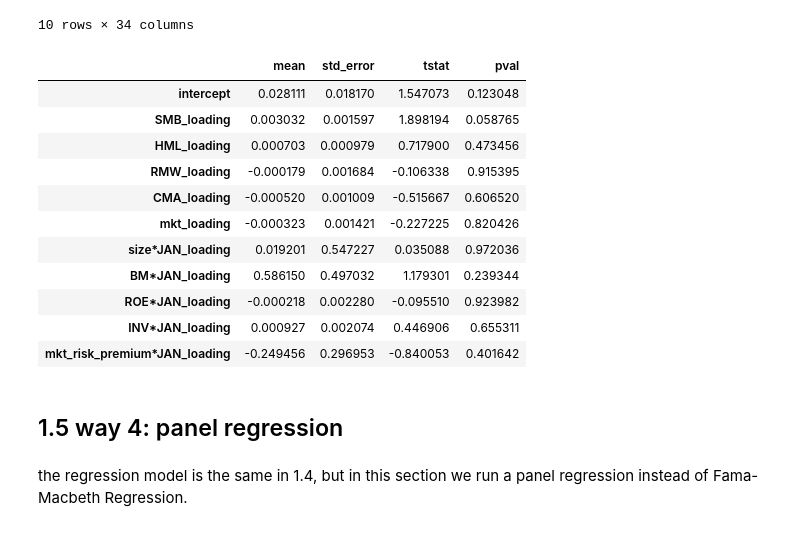
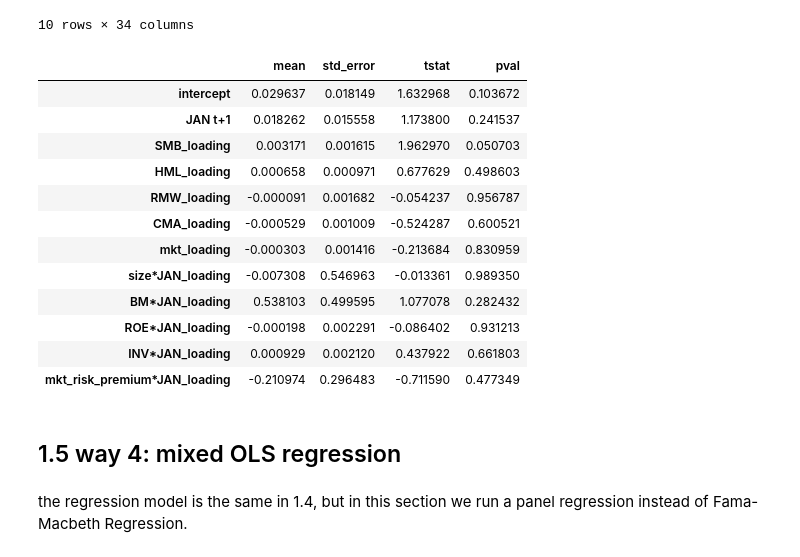
Before and after one commit to alex-fang123/investment_project, a Jupyter notebook: main-part2.ipynb, the cells around one changed output. Drawn from its saved outputs; the diff is of its cells as text; code cells hidden in the pictures.

Commit message:
modify: 1. 在part 1的1.3末尾加了混合OLS，并把结果输出到output/part1的1.3 mix_ols_summary1.html和1.3 mix_ols_summary1.html 2. part 2里面，1.5和1.5的标题名改了下，把panel regression改成混合OLS 3. part 2的1.4和2.4加上了常数项和dummy的交乘项

```diff
--- a/main-part2.ipynb
+++ b/main-part2.ipynb
@@ -896,22 +896,23 @@ monthly_stock_return['MOM*JAN_loading'] = a.apply(lambda x: x['MOM*JAN'].rolling
 monthly_stock_return['REV*JAN_loading'] = a.apply(lambda x: x['REV*JAN'].rolling(12).cov(x['reversal'])/x['reversal'].rolling(12).var(), include_groups=False).reset_index(level=0, drop=True)
 monthly_stock_return['mkt_risk_premium*JAN_loading'] = a.apply(lambda x: x['mkt_risk_premium*JAN'].rolling(12).cov(x['mkt_risk_premium'])/x['mkt_risk_premium'].rolling(12).var(), include_groups=False).reset_index(level=0, drop=True)
 # %%
-fe_fm_all_months = fama_macbeth.fama_macbeth(monthly_stock_return.loc[:,['month', 't+1_excess_return', 'SMB_loading', 'HML_loading', 'RMW_loading', 'CMA_loading', 'mkt_loading', 'size*JAN_loading', 'BM*JAN_loading', 'ROE*JAN_loading', 'INV*JAN_loading', 'mkt_risk_premium*JAN_loading']].dropna(), 'month', 't+1_excess_return', ['SMB_loading', 'HML_loading', 'RMW_loading', 'CMA_loading', 'mkt_loading', 'size*JAN_loading', 'BM*JAN_loading', 'ROE*JAN_loading', 'INV*JAN_loading', 'mkt_risk_premium*JAN_loading'])
+fe_fm_all_months = fama_macbeth.fama_macbeth(monthly_stock_return.loc[:,['month', 't+1_excess_return', 'JAN t+1','SMB_loading', 'HML_loading', 'RMW_loading', 'CMA_loading', 'mkt_loading', 'size*JAN_loading', 'BM*JAN_loading', 'ROE*JAN_loading', 'INV*JAN_loading', 'mkt_risk_premium*JAN_loading']].dropna(), 'month', 't+1_excess_return', ['JAN t+1', 'SMB_loading', 'HML_loading', 'RMW_loading', 'CMA_loading', 'mkt_loading', 'size*JAN_loading', 'BM*JAN_loading', 'ROE*JAN_loading', 'INV*JAN_loading', 'mkt_risk_premium*JAN_loading'])
 result_fe_fm_all_months = fama_macbeth.fm_summary(fe_fm_all_months, pvalues=True)
 result_fe_fm_all_months
 # %% [output]
 |  | mean | std_error | tstat | pval |
-| intercept | 0.028111 | 0.018170 | 1.547073 | 0.123048 |
-| SMB_loading | 0.003032 | 0.001597 | 1.898194 | 0.058765 |
-| HML_loading | 0.000703 | 0.000979 | 0.717900 | 0.473456 |
-| RMW_loading | -0.000179 | 0.001684 | -0.106338 | 0.915395 |
-| CMA_loading | -0.000520 | 0.001009 | -0.515667 | 0.606520 |
-| mkt_loading | -0.000323 | 0.001421 | -0.227225 | 0.820426 |
-| size*JAN_loading | 0.019201 | 0.547227 | 0.035088 | 0.972036 |
-| BM*JAN_loading | 0.586150 | 0.497032 | 1.179301 | 0.239344 |
-| ROE*JAN_loading | -0.000218 | 0.002280 | -0.095510 | 0.923982 |
-| INV*JAN_loading | 0.000927 | 0.002074 | 0.446906 | 0.655311 |
-| mkt_risk_premium*JAN_loading | -0.249456 | 0.296953 | -0.840053 | 0.401642 |
+| intercept | 0.029637 | 0.018149 | 1.632968 | 0.103672 |
+| JAN t+1 | 0.018262 | 0.015558 | 1.173800 | 0.241537 |
+| SMB_loading | 0.003171 | 0.001615 | 1.962970 | 0.050703 |
+| HML_loading | 0.000658 | 0.000971 | 0.677629 | 0.498603 |
+| RMW_loading | -0.000091 | 0.001682 | -0.054237 | 0.956787 |
+| CMA_loading | -0.000529 | 0.001009 | -0.524287 | 0.600521 |
+| mkt_loading | -0.000303 | 0.001416 | -0.213684 | 0.830959 |
+| size*JAN_loading | -0.007308 | 0.546963 | -0.013361 | 0.989350 |
+| BM*JAN_loading | 0.538103 | 0.499595 | 1.077078 | 0.282432 |
+| ROE*JAN_loading | -0.000198 | 0.002291 | -0.086402 | 0.931213 |
+| INV*JAN_loading | 0.000929 | 0.002120 | 0.437922 | 0.661803 |
+| mkt_risk_premium*JAN_loading | -0.210974 | 0.296483 | -0.711590 | 0.477349 |
 # %%
 result_fe_fm_all_months.to_excel(r'output/part2/January Anomaly Fama-Macbeth with time-fixed effects all months.xlsx')
 # %%
@@ -928,7 +929,7 @@ result_fe_fm_all_months.to_excel(r'output/part2/January Anomaly Fama-Macbeth wit
 # result_fe_fm_January.to_excel(r'output/part2/January Anomaly Fama-Macbeth with time-fixed effects January only.xlsx')
 # result_fe_fm_non_January.to_excel(r'output/part2/January Anomaly Fama-Macbeth with time-fixed effects non-January only.xlsx')
 # %% [markdown]
-## 1.5 way 4: panel regression
+## 1.5 way 4: mixed OLS regression
 # %% [markdown]
 the regression model is the same in 1.4, but in this section we run a panel regression instead of Fama-Macbeth Regression.
 # %% [markdown]
```
Also changed, not shown: parts of 7 cells of this notebook, 19 other files.
